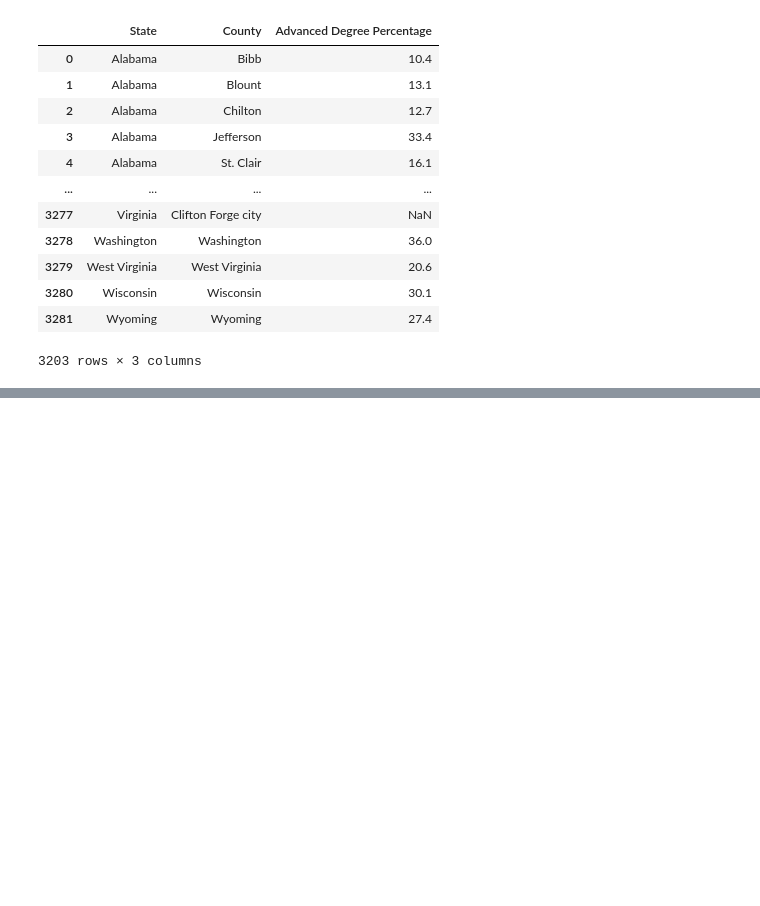
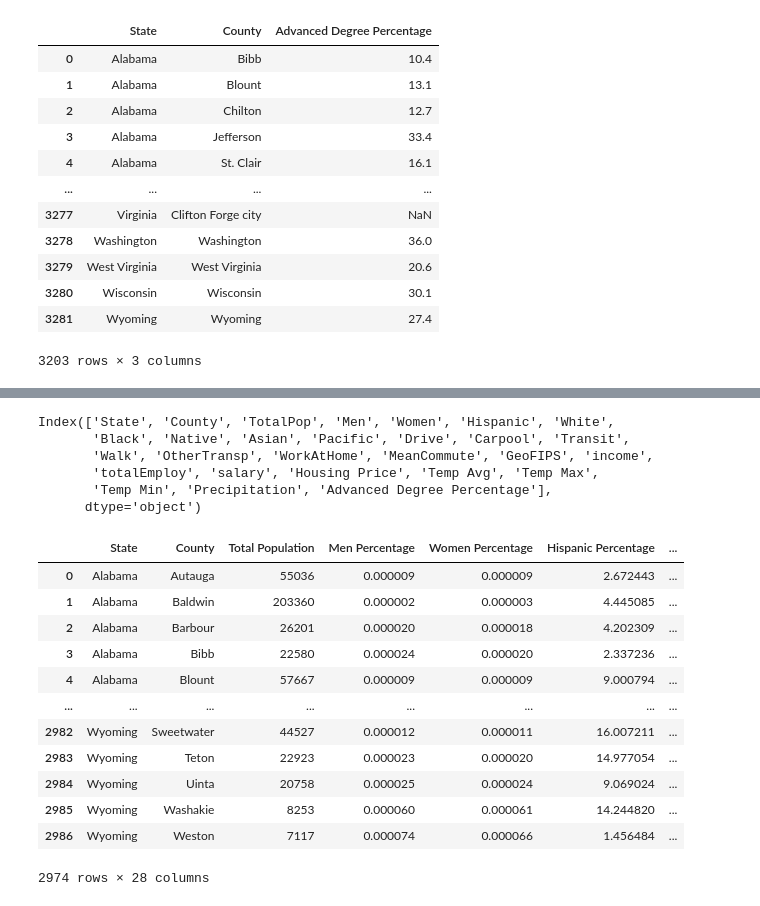
Before and after one commit to li-boxuan/05839-final-project, a Jupyter notebook: eda/data_clean.ipynb, the cells around one changed output, grey strips where cells are left out. Cells and saved outputs as stored; diff of their text form; code cells hidden in the pictures; blank space fills up the shorter version.

Commit message:
[Data Clean] Rename a few columns; Divide sex & race & employment columns by total population

```diff
--- a/eda/data_clean.ipynb
+++ b/eda/data_clean.ipynb
@@ -226,2 +227,35 @@ join_data = join_data.drop_duplicates(subset=["State", "County"])
+# %%
+join_data["Men"] = join_data["Men"] / join_data["TotalPop"]
+join_data["Women"] = join_data["Women"] / join_data["TotalPop"]
+join_data["totalEmploy"] = join_data["totalEmploy"] / join_data["TotalPop"]
+join_data.columns
+# %% [output]
+Index(['State', 'County', 'TotalPop', 'Men', 'Women', 'Hispanic', 'White',
+       'Black', 'Native', 'Asian', 'Pacific', 'Drive', 'Carpool', 'Transit',
+       'Walk', 'OtherTransp', 'WorkAtHome', 'MeanCommute', 'GeoFIPS', 'income',
+       'totalEmploy', 'salary', 'Housing Price', 'Temp Avg', 'Temp Max',
+       'Temp Min', 'Precipitation', 'Advanced Degree Percentage'],
+      dtype='object')
+# %%
+join_data.columns = ['State', 'County', 'Total Population', 'Men Percentage', 'Women Percentage', 'Hispanic Percentage', 'White Percentage',
+       'Black Percentage', 'Native Percentage', 'Asian Percentage', 'Pacific Percentage', 'Drive', 'Carpool', 'Transit',
+       'Walk', 'OtherTransp', 'WorkAtHome', 'MeanCommute', 'GeoFIPS', 'income',
+       'Total Employment Rate', 'Salary', 'Housing Price', 'Temperature Avg', 'Temperature Max',
+       'Temperature Min', 'Precipitation', 'Advanced Degree Percentage']
+join_data
+# %% [output]
+|  | State | County | Total Population | Men Percentage | Women Percentage | Hispanic Percentage | ... |
+| 0 | Alabama | Autauga | 55036 | 0.000009 | 0.000009 | 2.672443 | ... |
+| 1 | Alabama | Baldwin | 203360 | 0.000002 | 0.000003 | 4.445085 | ... |
+| 2 | Alabama | Barbour | 26201 | 0.000020 | 0.000018 | 4.202309 | ... |
+| 3 | Alabama | Bibb | 22580 | 0.000024 | 0.000020 | 2.337236 | ... |
+| 4 | Alabama | Blount | 57667 | 0.000009 | 0.000009 | 9.000794 | ... |
+| ... | ... | ... | ... | ... | ... | ... | ... |
+| 2982 | Wyoming | Sweetwater | 44527 | 0.000012 | 0.000011 | 16.007211 | ... |
+| 2983 | Wyoming | Teton | 22923 | 0.000023 | 0.000020 | 14.977054 | ... |
+| 2984 | Wyoming | Uinta | 20758 | 0.000025 | 0.000024 | 9.069024 | ... |
+| 2985 | Wyoming | Washakie | 8253 | 0.000060 | 0.000061 | 14.244820 | ... |
+| 2986 | Wyoming | Weston | 7117 | 0.000074 | 0.000066 | 1.456484 | ... |
+2974 rows × 28 columns
 # %%
 join_data.to_csv("../datasets/merged.csv")
```
Also changed, not shown: parts of 1 cell of this notebook, 1 other file.
